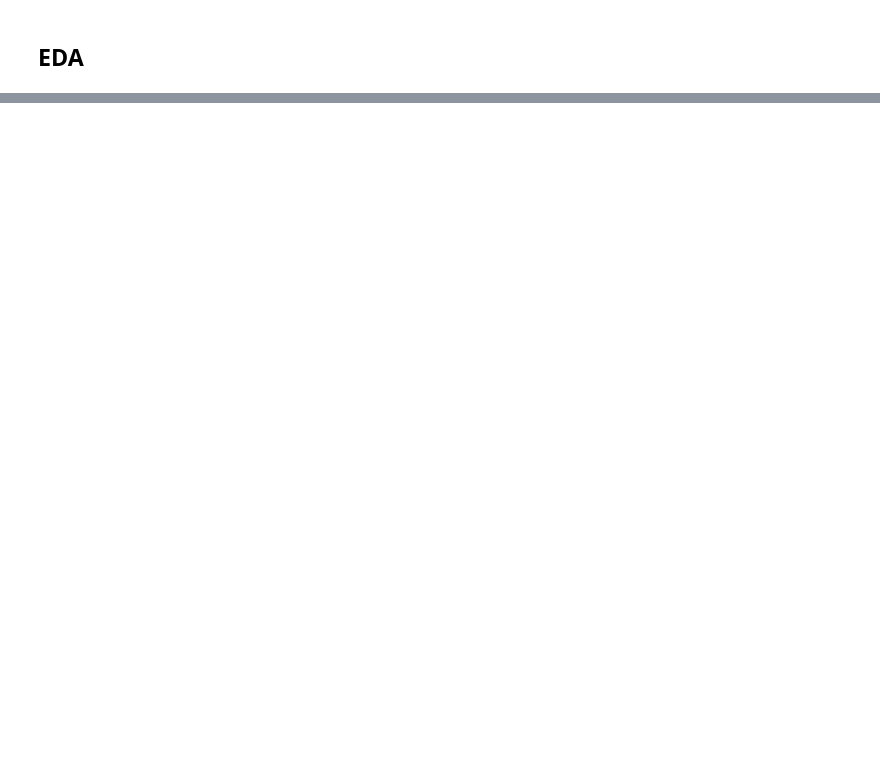
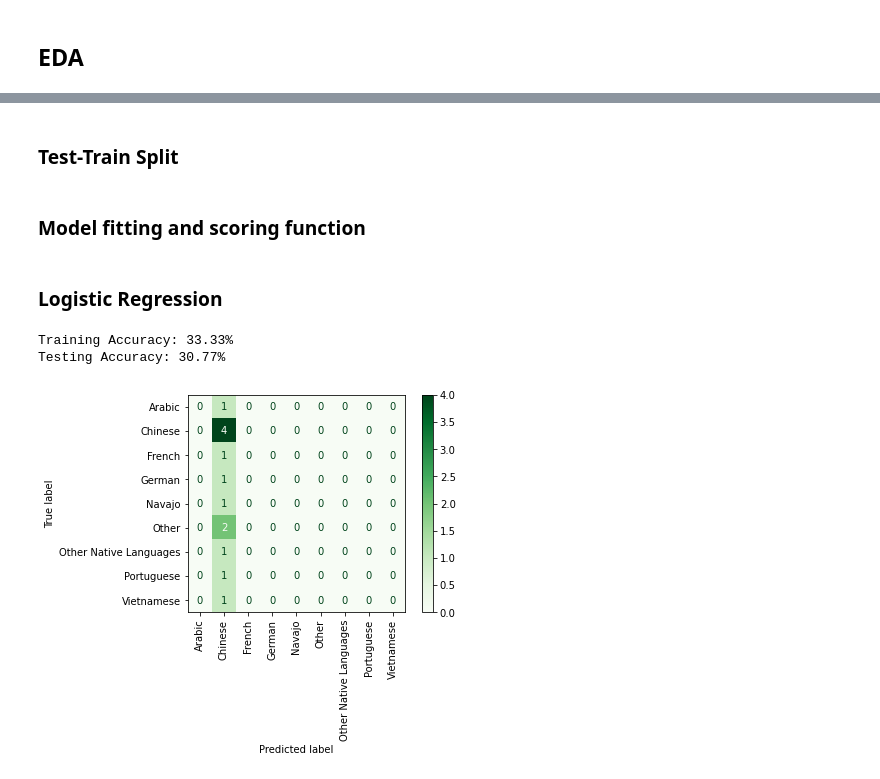
Before and after one commit to pezpet/general-assembly, a Jupyter notebook: projects/project-5/01-code.ipynb, the cells around one changed output, grey strips where cells are left out. Drawn from its saved outputs; the diff is of its cells as text; code cells hidden in the pictures; blank space fills up the shorter version.

```diff
--- a/projects/project-5/01-code.ipynb
+++ b/projects/project-5/01-code.ipynb
@@ -178,0 +218,4 @@ data.head()
+# %%
+# https://stackoverflow.com/questions/34540567/divide-multiple-columns-by-another-column-in-pandas
+X = merged.drop(columns=['States and territories', 'Total foreign born', 'language']).div(merged['Total foreign born'], axis=0)
+X.head()
@@ -178,0 +230,3 @@ data.head()
+# %%
+y = merged['language']
+y.head()
@@ -193,0 +320,28 @@ census.describe()
+# %% [markdown]
+### Test-Train Split
+# %%
+X_train, X_test, y_train, y_test = train_test_split(X, y, stratify=y, random_state=13)
+# %% [markdown]
+### Model fitting and scoring function
+# %%
+def model_fit_score(classifier, X=X, X_train=X_train, X_test=X_test, y_train=y_train, y_test=y_test):
+    model = classifier
+    model.fit(X_train, y_train)
+    train_score = model.score(X_train, y_train)
+    test_score = model.score(X_test, y_test)
+
+    print(f'Training Accuracy: {round(train_score*100, 2)}%')
+    print(f'Testing Accuracy: {round(test_score*100, 2)}%')
+
+    matrix = ConfusionMatrixDisplay.from_estimator(model, X_test, y_test, cmap='Greens')
+    plt.xticks(rotation=90)
+
+    return matrix
+# %% [markdown]
+### Logistic Regression
+# %%
+model_fit_score(LogisticRegression());
+# %% [output]
+Training Accuracy: 33.33%
+Testing Accuracy: 30.77%
+[figure, added]
```
Also changed, not shown: parts of 31 cells of this notebook, 3 other files.
